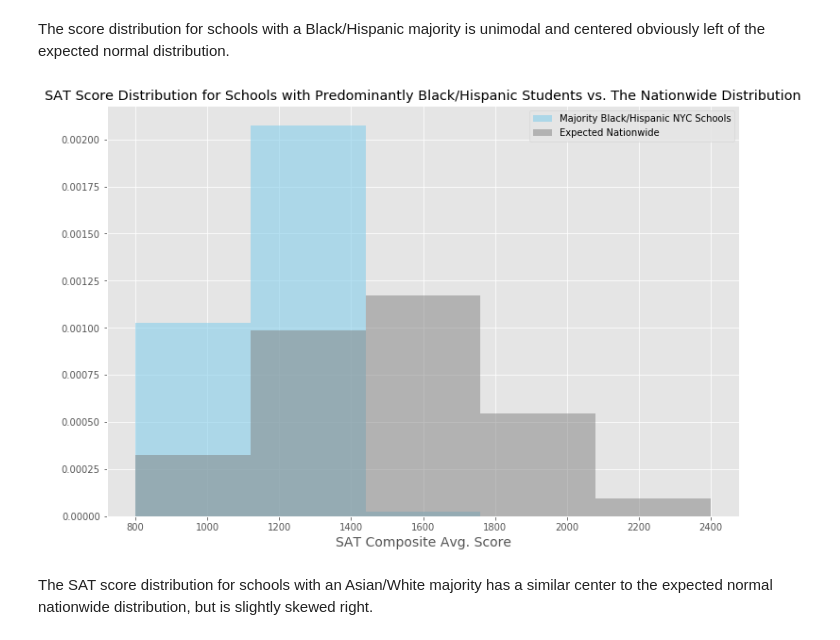
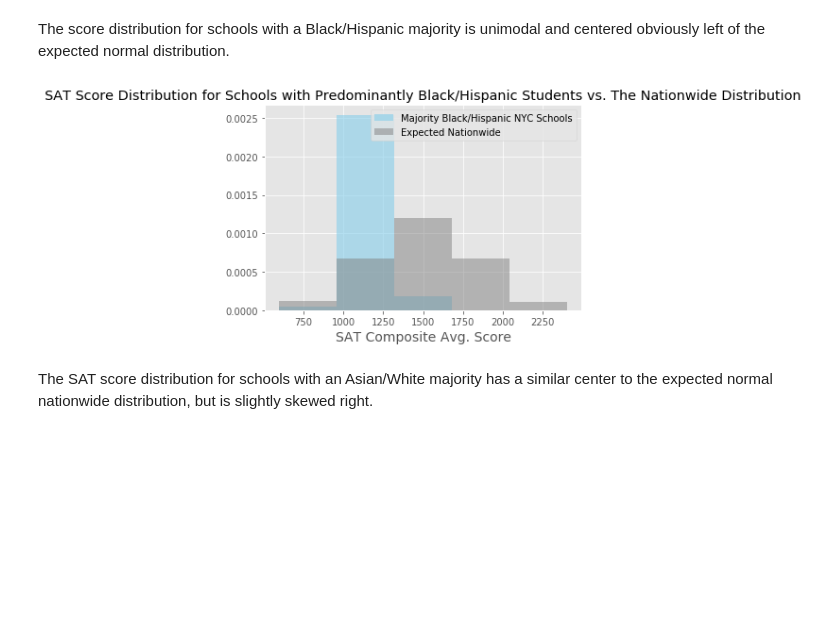
Before and after one commit to jacquelinekclee/data_cleaning_exploration_nyc_schools_sat, a Jupyter notebook: viz_eda_sat_ny.ipynb, the cells around one changed output. Drawn from its saved outputs; the diff is of its cells as text; code cells hidden in the pictures; blank space fills up the shorter version.

```diff
--- a/viz_eda_sat_ny.ipynb
+++ b/viz_eda_sat_ny.ipynb
@@ -288,15 +342,15 @@ plt.show()
 <a class="anchor" id="bh_nation"></a>
 The score distribution for schools with a Black/Hispanic majority is unimodal and centered obviously left of the expected normal distribution.
 # %%
-plt.hist(sat_raws_bh, 5, (800, 2400), alpha = 0.6, color='skyblue',density=True, label = ['Majority Black/Hispanic NYC Schools'])
-(plt.hist(np.random.normal(mean, sd, 1000000), 5, (800, 2400), alpha = 0.5, color='gray', density=True,
+plt.hist(sat_raws_bh, 5, (600, 2400), alpha = 0.6, color='skyblue',density=True, label = ['Majority Black/Hispanic NYC Schools'])
+(plt.hist(np.random.normal(mean, sd, 1000000), 5, (600, 2400), alpha = 0.5, color='gray', density=True,
          label = ['Expected Nationwide']))
 plt.xlabel('SAT Composite Avg. Score', size=14)
 plt.title("SAT Score Distribution for Schools with Predominantly Black/Hispanic Students vs. The Nationwide Distribution")
 plt.legend()
 plt.show()
 # %% [output]
-[figure, old version]
+[figure, new version]
 # %% [markdown]
 <a class="anchor" id="aw_nation"></a>
 The SAT score distribution for schools with an Asian/White majority has a similar center to the expected normal nationwide distribution, but is slightly skewed right.
```
Also changed, not shown: parts of 55 cells of this notebook.
